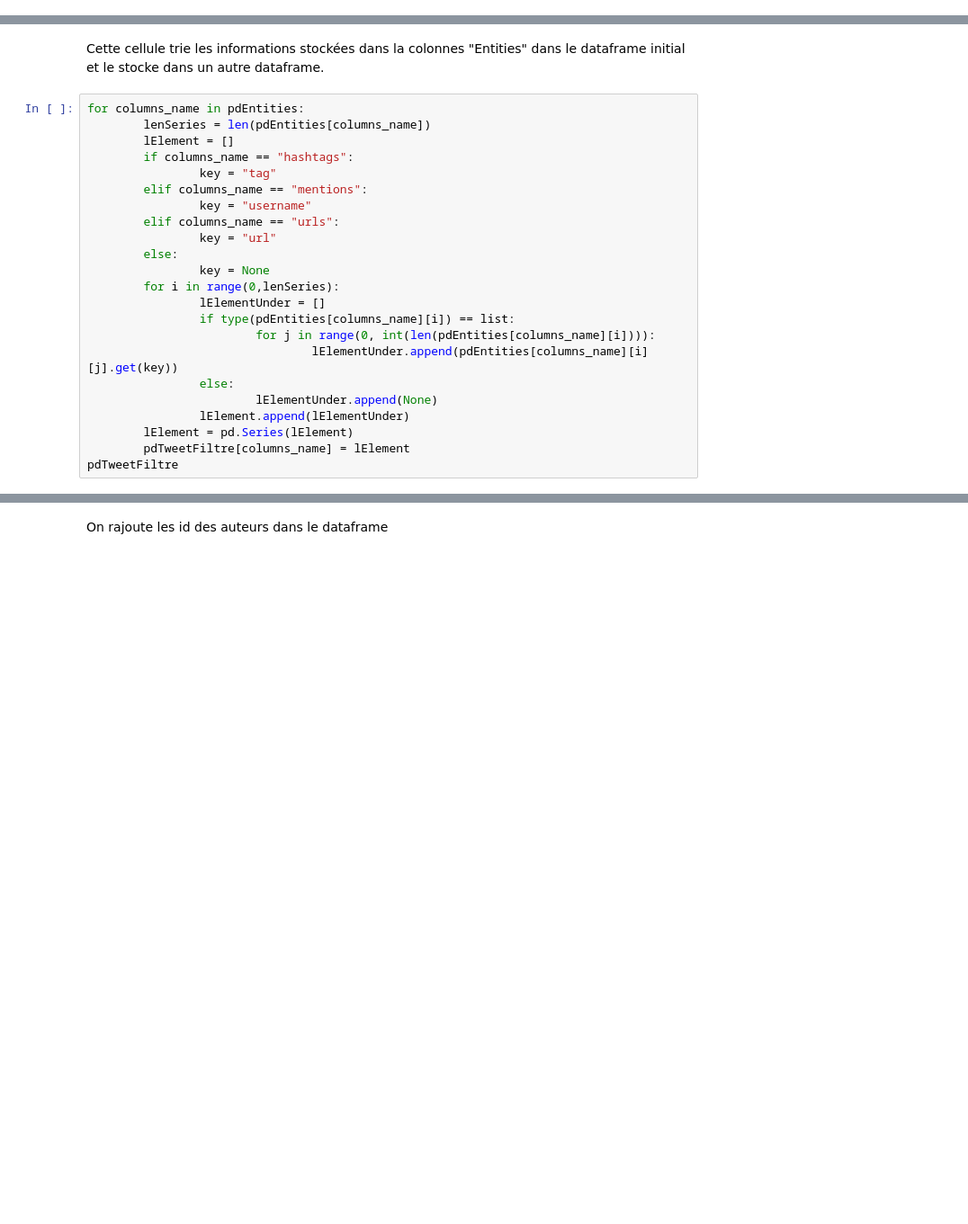
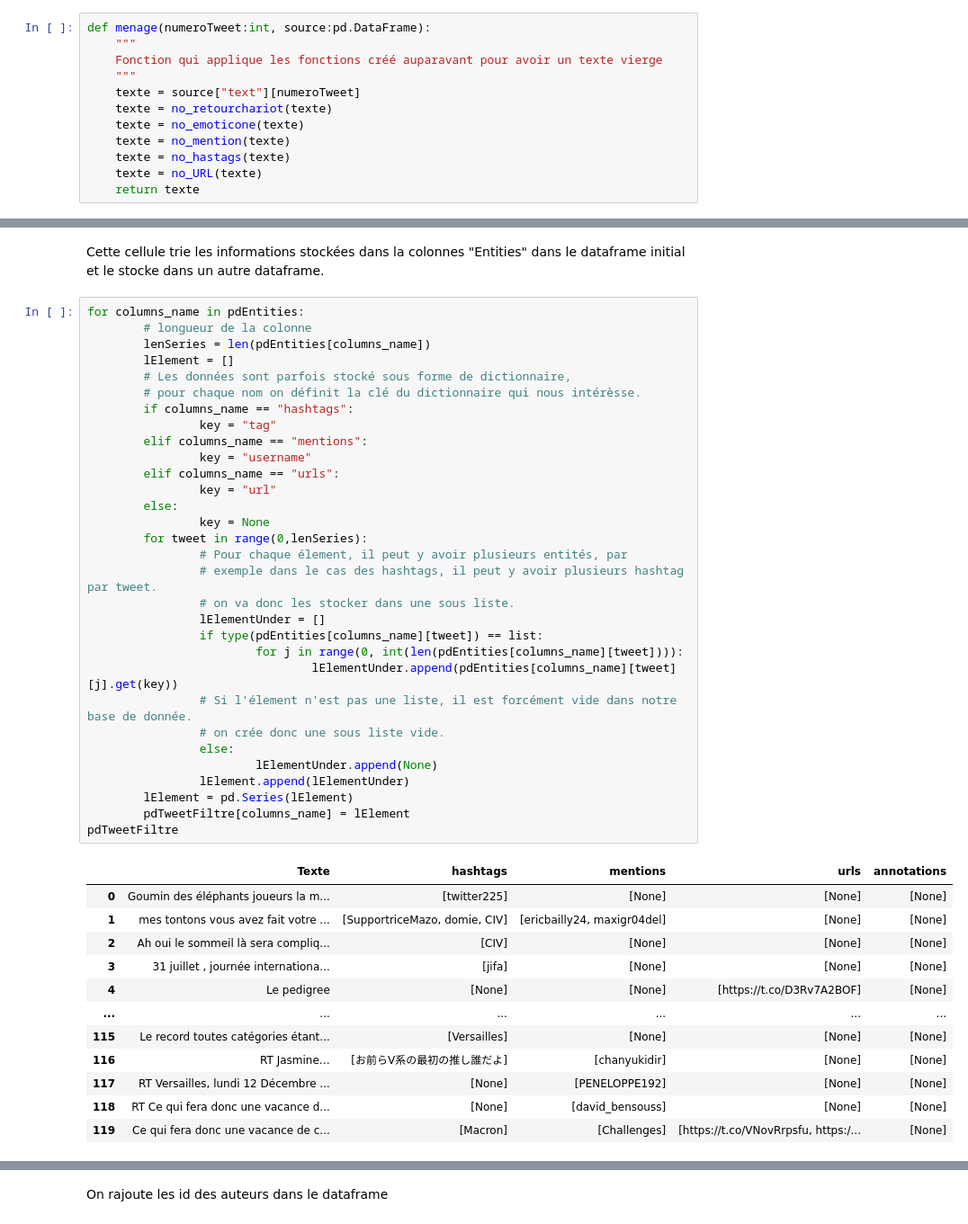
Before and after one commit to uvsq22102587/ProjetAnalyseDeDonnees, a Jupyter notebook: Notebook Final.ipynb, the cells around one changed output, grey strips where cells are left out. Shown at 90% size. Drawn from its saved outputs; the diff is of its cells as text; blank space fills up the shorter version.

```diff
--- a/Notebook Final.ipynb
+++ b/Notebook Final.ipynb
@@ -91,2 +152,14 @@ def menage(NumeroTweet):
+# %%
+def menage(numeroTweet:int, source:pd.DataFrame):
+    """
+    Fonction qui applique les fonctions créé auparavant pour avoir un texte vierge
+    """
+    texte = source["text"][numeroTweet]
+    texte = no_retourchariot(texte)
+    texte = no_emoticone(texte)
+    texte = no_mention(texte)
+    texte = no_hastags(texte)
+    texte = no_URL(texte)
+    return texte
 # %%
 pdTweetFiltre = pd.DataFrame()
@@ -112,24 +216,45 @@ pdEntities
 Cette cellule trie les informations stockées dans la colonnes "Entities" dans le dataframe initial et le stocke dans un autre dataframe.
 # %%
 for columns_name in pdEntities:
+        # longueur de la colonne
         lenSeries = len(pdEntities[columns_name])
         lElement = []
+        # Les données sont parfois stocké sous forme de dictionnaire,
+        # pour chaque nom on définit la clé du dictionnaire qui nous intérèsse.
         if columns_name == "hashtags":
                 key = "tag"
         elif columns_name == "mentions":
                 key = "username"
         elif columns_name == "urls":
                 key = "url"
         else:
                 key = None
-        for i in range(0,lenSeries):
+        for tweet in range(0,lenSeries):
+                # Pour chaque élement, il peut y avoir plusieurs entités, par
+                # exemple dans le cas des hashtags, il peut y avoir plusieurs hashtag par tweet.
+                # on va donc les stocker dans une sous liste.
                 lElementUnder = []
-                if type(pdEntities[columns_name][i]) == list:
-                        for j in range(0, int(len(pdEntities[columns_name][i]))):
-                                lElementUnder.append(pdEntities[columns_name][i][j].get(key))
+                if type(pdEntities[columns_name][tweet]) == list:
+                        for j in range(0, int(len(pdEntities[columns_name][tweet]))):
+                                lElementUnder.append(pdEntities[columns_name][tweet][j].get(key))
+                # Si l'élement n'est pas une liste, il est forcément vide dans notre base de donnée.
+                # on crée donc une sous liste vide.
                 else:
                         lElementUnder.append(None)
                 lElement.append(lElementUnder)
         lElement = pd.Series(lElement)
         pdTweetFiltre[columns_name] = lElement
 pdTweetFiltre
+# %% [output]
+|  | Texte | hashtags | mentions | urls | annotations |
+| 0 | Goumin des éléphants joueurs la m... | [twitter225] | [None] | [None] | [None] |
+| 1 | mes tontons vous avez fait votre ... | [SupportriceMazo, domie, CIV] | [ericbailly24, maxigr04del] | [None] | [None] |
+| 2 | Ah oui le sommeil là sera compliq... | [CIV] | [None] | [None] | [None] |
+| 3 | 31 juillet , journée internationa... | [jifa] | [None] | [None] | [None] |
+| 4 | Le pedigree | [None] | [None] | [https://t.co/D3Rv7A2BOF] | [None] |
+| ... | ... | ... | ... | ... | ... |
+| 115 | Le record toutes catégories étant... | [Versailles] | [None] | [None] | [None] |
+| 116 | RT Jasmine… | [お前らV系の最初の推し誰だよ] | [chanyukidir] | [None] | [None] |
+| 117 | RT Versailles, lundi 12 Décembre ... | [None] | [PENELOPPE192] | [None] | [None] |
+| 118 | RT Ce qui fera donc une vacance d... | [None] | [david_bensouss] | [None] | [None] |
+| 119 | Ce qui fera donc une vacance de c... | [Macron] | [Challenges] | [https://t.co/VNovRrpsfu, https:/... | [None] |
```
Also changed, not shown: parts of 45 cells of this notebook, 5 other files.
